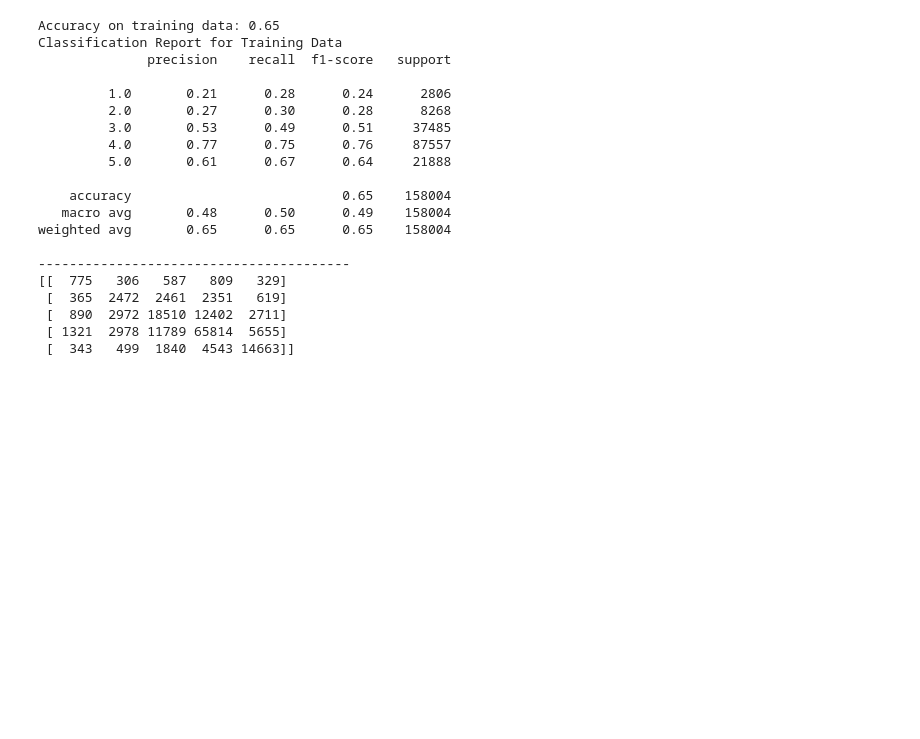
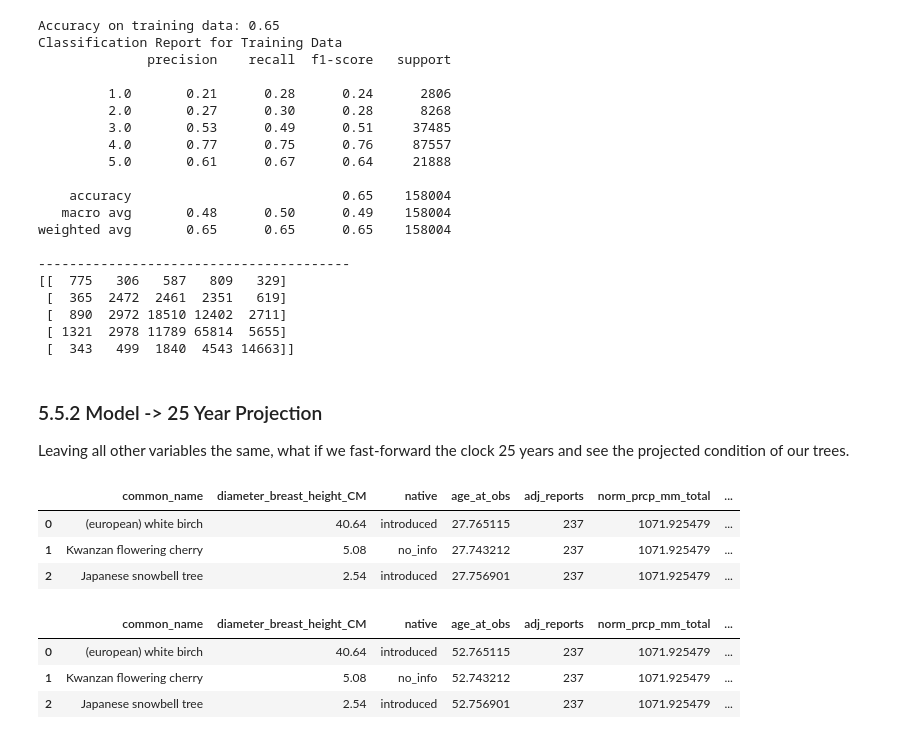
Before and after one commit to BrettlyCD/seattle-trees-project, a Jupyter notebook: notebooks/04_modeling.ipynb, the cells around one changed output. Cells and saved outputs as stored; diff of their text form; code cells hidden in the pictures; blank space fills up the shorter version.

Commit message:
Build first modeling scenario.

```diff
--- a/notebooks/04_modeling.ipynb
+++ b/notebooks/04_modeling.ipynb
@@ -620,3 +620,7 @@ weighted avg       0.65      0.65      0.65    158004
  [  890  2972 18510 12402  2711]
  [ 1321  2978 11789 65814  5655]
  [  343   499  1840  4543 14663]]
+# %% [markdown]
+### 5.5.2 Model -> 25 Year Projection
+
+Leaving all other variables the same, what if we fast-forward the clock 25 years and see the projected condition of our trees.
@@ -622,0 +631,17 @@ weighted avg       0.65      0.65      0.65    158004
+# %%
+X_model1.head(3)
+# %% [output]
+|  | common_name | diameter_breast_height_CM | native | age_at_obs | adj_reports | norm_prcp_mm_total | ... |
+| 0 | (european) white birch | 40.64 | introduced | 27.765115 | 237 | 1071.925479 | ... |
+| 1 | Kwanzan flowering cherry | 5.08 | no_info | 27.743212 | 237 | 1071.925479 | ... |
+| 2 | Japanese snowbell tree | 2.54 | introduced | 27.756901 | 237 | 1071.925479 | ... |
+# %%
+#Add 25 years to age_at_obs field
+X_model1['age_at_obs'] = X_model1['age_at_obs']+25.0
+
+X_model1.head(3)
+# %% [output]
+|  | common_name | diameter_breast_height_CM | native | age_at_obs | adj_reports | norm_prcp_mm_total | ... |
+| 0 | (european) white birch | 40.64 | introduced | 52.765115 | 237 | 1071.925479 | ... |
+| 1 | Kwanzan flowering cherry | 5.08 | no_info | 52.743212 | 237 | 1071.925479 | ... |
+| 2 | Japanese snowbell tree | 2.54 | introduced | 52.756901 | 237 | 1071.925479 | ... |
```
Also changed, not shown: parts of 10 cells of this notebook.
